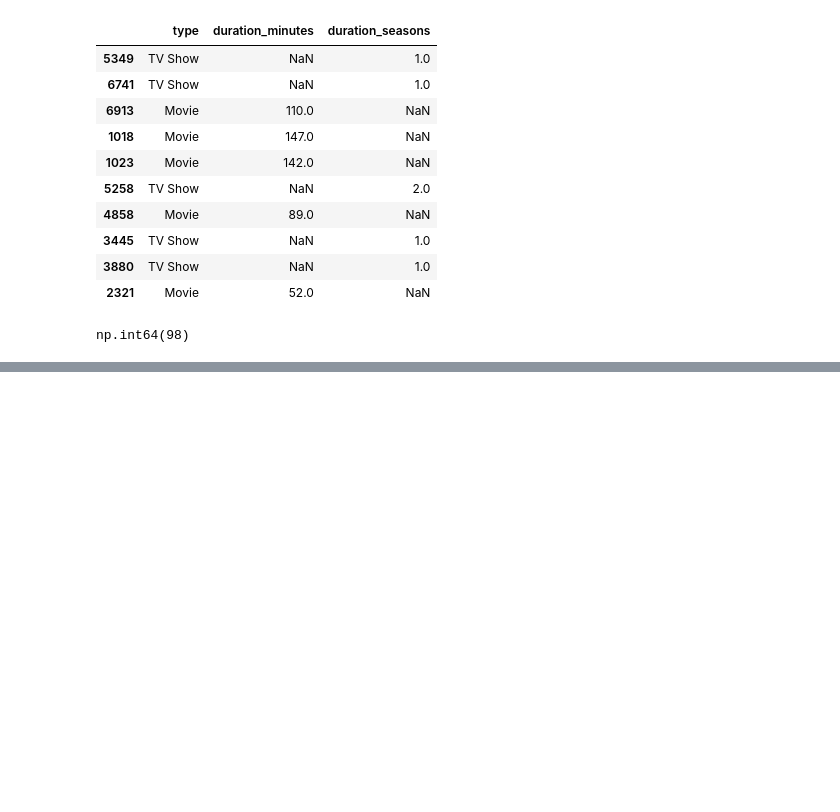
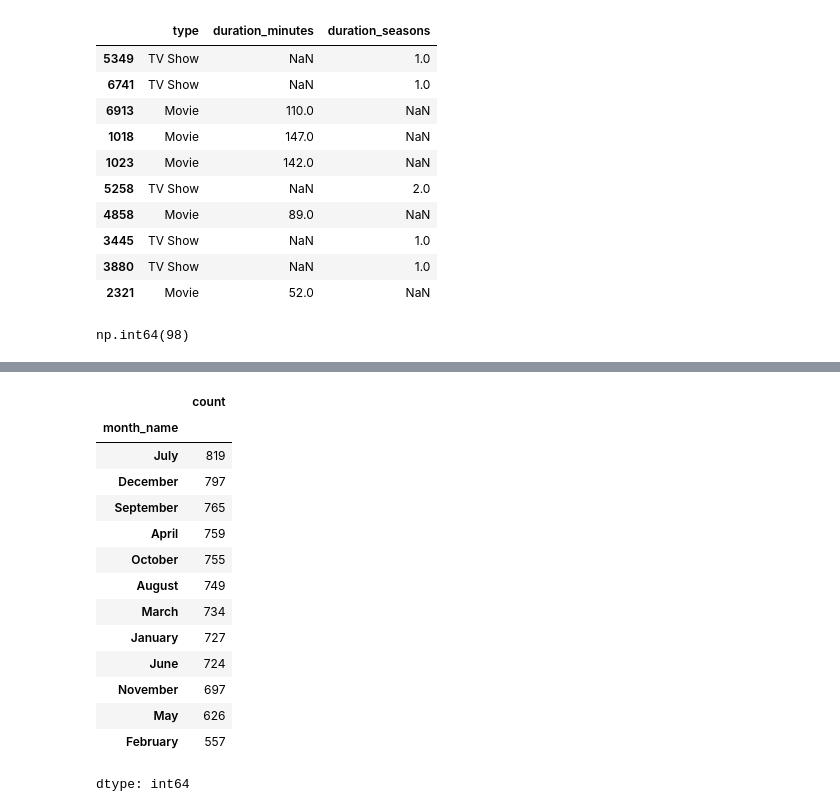
Before and after one commit to shivamsing071-cloud/Netflix-EDA-Analysis, a Jupyter notebook: Untitled1.ipynb, the cells around one changed output, grey strips where cells are left out. Drawn from its saved outputs; the diff is of its cells as text; code cells hidden in the pictures; blank space fills up the shorter version.

```diff
--- a/Untitled1.ipynb
+++ b/Untitled1.ipynb
@@ -149,0 +212,18 @@ np.int64(98)
+# %%
+monthly_counts.sort_values(ascending=False)
+# %% [output]
+|  | count |
+| month_name |  |
+| July | 819 |
+| December | 797 |
+| September | 765 |
+| April | 759 |
+| October | 755 |
+| August | 749 |
+| March | 734 |
+| January | 727 |
+| June | 724 |
+| November | 697 |
+| May | 626 |
+| February | 557 |
+dtype: int64
```
Also changed, not shown: parts of 4 cells of this notebook.
